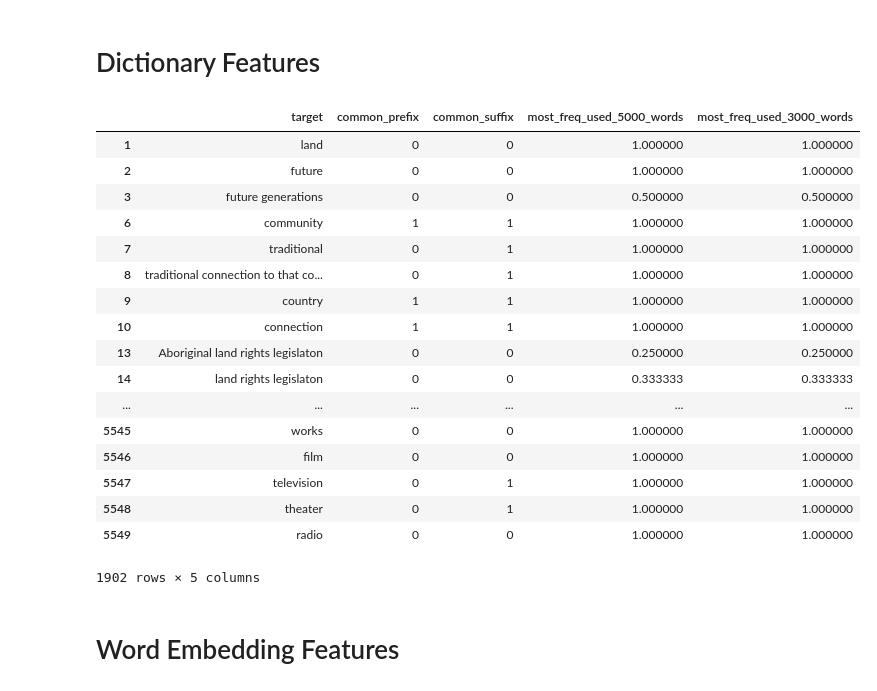
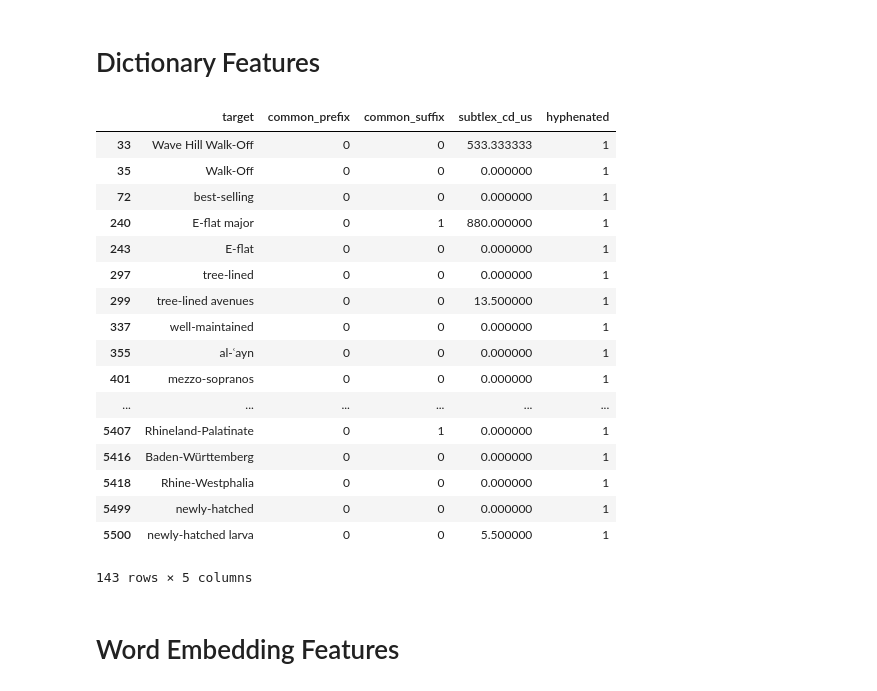
Before and after one commit to kristiankolthoff/CoWoPhId, a Jupyter notebook: python/FeaturesCWI.ipynb, the cells around one changed output. Drawn from its saved outputs; the diff is of its cells as text; code cells hidden in the pictures.

```diff
--- a/python/FeaturesCWI.ipynb
+++ b/python/FeaturesCWI.ipynb
@@ -99,0 +131,23 @@ def num_pronounciations(target):
+# %%
+from similarity.ngram import NGram
+
+def cognate_across_languages_sim(target, sim_func, agg_func):
+    targ = target.strip().lower()
+    translated = translations.get(targ)
+    if not translated:
+        return 0
+    trans_texts = set([trans_word.text for trans_word in translated])
+    similarities = [sim_func(targ,trans_text)
+                    for trans_text in trans_texts]
+    return agg_func(similarities)
+# %%
+bigram_dist = NGram(2)
+trigram_dist = NGram(3)
+df['cal_ngram_2_dist_min'] = df.target.apply(lambda target : agg_feat_num_average(target, cognate_across_languages_sim, \
+                                        lambda source, dest : bigram_dist.distance(source, dest), np.min))
+df['cal_ngram_2_dist_mean'] = df.target.apply(lambda target : agg_feat_num_average(target, cognate_across_languages_sim, \
+                                        lambda source, dest : bigram_dist.distance(source, dest), np.mean))
+df['cal_ngram_3_dist_min'] = df.target.apply(lambda target : agg_feat_num_average(target, cognate_across_languages_sim, \
+                                        lambda source, dest : trigram_dist.distance(source, dest), np.min))
+df['cal_ngram_3_dist_mean'] = df.target.apply(lambda target : agg_feat_num_average(target, cognate_across_languages_sim, \
+                                        lambda source, dest : trigram_dist.distance(source, dest), np.mean))
@@ -739,6 +878,15 @@ with open("resources/dictionaries/prefixes.txt", encoding="utf8") as file:
     for line in file:
         prefix, definition, examples = line.split('\t')
         prefixes[prefix.replace('-', '').strip()] = definition
+
+subtlex_us = {}
+with open("resources/dictionaries/SUBTLEXus.txt", encoding="utf8") as file:
+    for line in file:
+        word, freq, cd_count, freq_low, cd_low, subtl_wf, lg10_wf, Subtlcd, lg10_cd = line.split('\t')
+        subtlex_us[word.strip().lower()] = (int(freq), int(cd_count))
+
+subtlex_uk = pd.read_csv("resources/dictionaries/SUBTLEXuk.txt", sep = "\t")
+subtlex_uk_dict = dict(zip(subtlex_uk['Spelling'], subtlex_uk['CD_count']))
 
 suffixes = {}
 with open("resources/dictionaries/suffixes.txt", encoding="utf8") as file:
@@ -782,27 +930,31 @@ df['most_freq_used_3000_words'] = df.target.apply(lambda target : agg_feat_num_a
                                                 lambda target : int(target in most_freq_used_3000_words)))
 df['most_freq_used_5000_words'] = df.target.apply(lambda target : agg_feat_num_average(target, \
                                                 lambda target : int(target in most_freq_used_5000_words)))
+df['subtlex_cd_us'] = df.target.apply(lambda target : agg_feat_num_average(target, \
+                lambda target : subtlex_us[target.strip().lower()][1] if subtlex_us.get(target.strip().lower()) else 0))
+df['subtlex_cd_uk'] = df.target.apply(lambda target : agg_feat_num_average(target, \
+                                lambda target : subtlex_uk_dict.get(target, 0)))
 # %%
-df.loc[df['most_freq_used_3000_words']>0,['target', 'common_prefix', 'common_suffix', 'most_freq_used_5000_words', 'most_freq_used_3000_words']]
+df.loc[df['hyphenated']>0,['target', 'common_prefix', 'common_suffix', 'subtlex_cd_us', 'hyphenated']]
 # %% [output]
-|  | target | common_prefix | common_suffix | most_freq_used_5000_words | most_freq_used_3000_words |
-| 1 | land | 0 | 0 | 1.000000 | 1.000000 |
-| 2 | future | 0 | 0 | 1.000000 | 1.000000 |
-| 3 | future generations | 0 | 0 | 0.500000 | 0.500000 |
-| 6 | community | 1 | 1 | 1.000000 | 1.000000 |
-| 7 | traditional | 0 | 1 | 1.000000 | 1.000000 |
-| 8 | traditional connection to that co... | 0 | 1 | 1.000000 | 1.000000 |
-| 9 | country | 1 | 1 | 1.000000 | 1.000000 |
-| 10 | connection | 1 | 1 | 1.000000 | 1.000000 |
-| 13 | Aboriginal land rights legislaton | 0 | 0 | 0.250000 | 0.250000 |
-| 14 | land rights legislaton | 0 | 0 | 0.333333 | 0.333333 |
+|  | target | common_prefix | common_suffix | subtlex_cd_us | hyphenated |
+| 33 | Wave Hill Walk-Off | 0 | 0 | 533.333333 | 1 |
+| 35 | Walk-Off | 0 | 0 | 0.000000 | 1 |
+| 72 | best-selling | 0 | 0 | 0.000000 | 1 |
+| 240 | E-flat major | 0 | 1 | 880.000000 | 1 |
+| 243 | E-flat | 0 | 0 | 0.000000 | 1 |
+| 297 | tree-lined | 0 | 0 | 0.000000 | 1 |
+| 299 | tree-lined avenues | 0 | 0 | 13.500000 | 1 |
+| 337 | well-maintained | 0 | 0 | 0.000000 | 1 |
+| 355 | al-ʿayn | 0 | 0 | 0.000000 | 1 |
+| 401 | mezzo-sopranos | 0 | 0 | 0.000000 | 1 |
 | ... | ... | ... | ... | ... | ... |
-| 5545 | works | 0 | 0 | 1.000000 | 1.000000 |
-| 5546 | film | 0 | 0 | 1.000000 | 1.000000 |
-| 5547 | television | 0 | 1 | 1.000000 | 1.000000 |
-| 5548 | theater | 0 | 1 | 1.000000 | 1.000000 |
-| 5549 | radio | 0 | 0 | 1.000000 | 1.000000 |
+| 5407 | Rhineland-Palatinate | 0 | 1 | 0.000000 | 1 |
+| 5416 | Baden-Württemberg | 0 | 0 | 0.000000 | 1 |
+| 5418 | Rhine-Westphalia | 0 | 0 | 0.000000 | 1 |
+| 5499 | newly-hatched | 0 | 0 | 0.000000 | 1 |
+| 5500 | newly-hatched larva | 0 | 0 | 5.500000 | 1 |
-1902 rows × 5 columns
+143 rows × 5 columns
 # %% [markdown]
 # Word Embedding Features
 # %%
```
Also changed, not shown: parts of 7 cells of this notebook.
